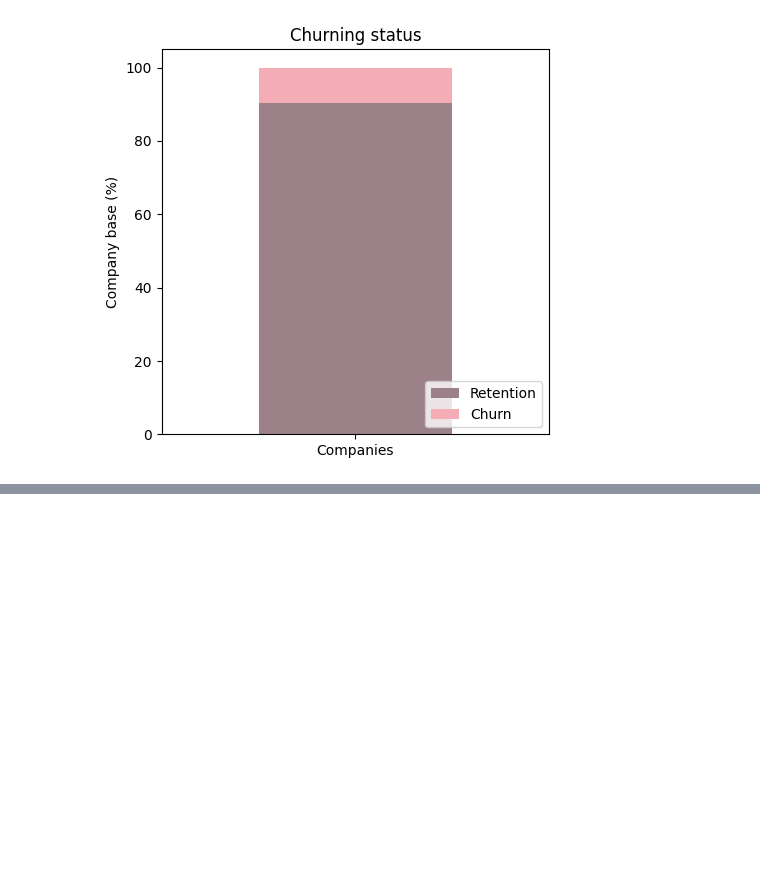
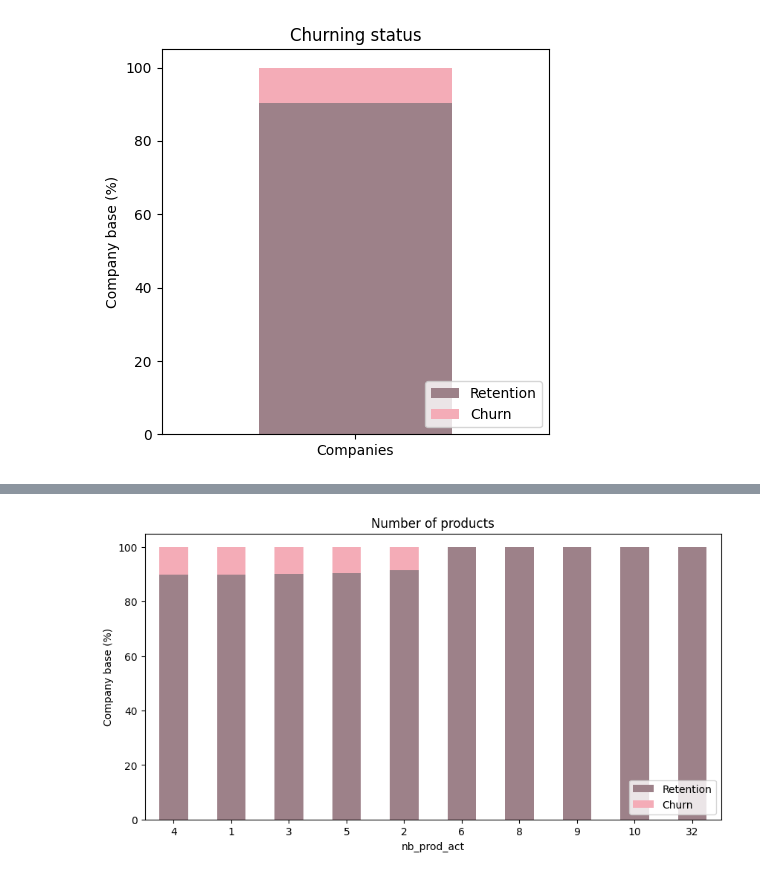
Before and after one commit to LittlePandaCode/Costumer_Chrun, a Jupyter notebook: BCGX_datascience.ipynb, the cells around one changed output, grey strips where cells are left out. Saved outputs shown, nothing was run; the diff lists cells and outputs as text; code cells hidden in the pictures; blank space fills up the shorter version.

```diff
--- a/BCGX_datascience.ipynb
+++ b/BCGX_datascience.ipynb
@@ -168,0 +184,7 @@ plot_distribution(consumption, 'cons_12m', axs)
+# %%
+products = ds_client.groupby([ds_client["nb_prod_act"],ds_client["churn"]])["id"].count().unstack(level=1)
+products_percentage = (products.div(products.sum(axis=1), axis=0)*100).sort_values(by=[1], ascending=False)
+# %%
+plot_stacked_bars(products_percentage, "Number of products",(10,5), legend_='lower right')
+# %% [output]
+[figure, added]
```
Also changed, not shown: parts of 69 cells of this notebook.
